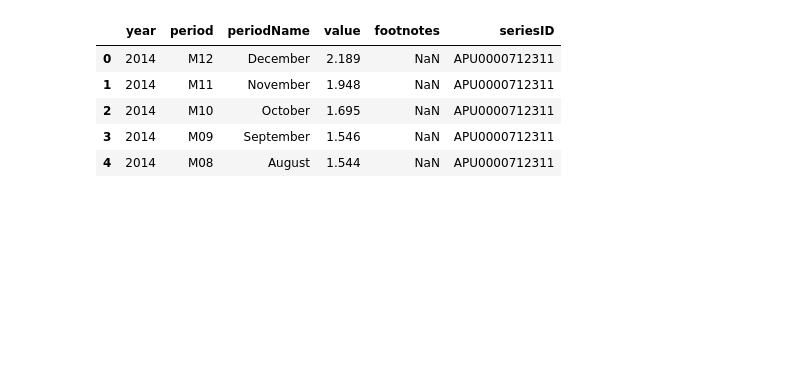
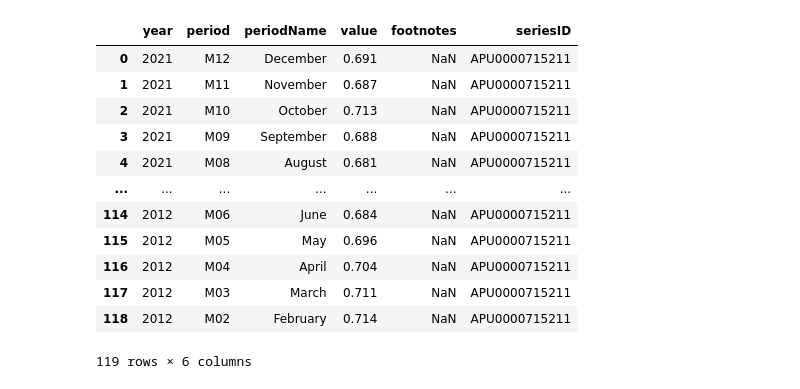
Before and after one commit to wbelayne21/Project, a Jupyter notebook: mockup.ipynb, the cells around one changed output. Drawn from its saved outputs; the diff is of its cells as text; code cells hidden in the pictures; blank space fills up the shorter version.

```diff
--- a/mockup.ipynb
+++ b/mockup.ipynb
@@ -3,11 +4,18 @@ import pandas as pd
 # %%
-data = pd.read_csv('Tomatoes.csv')
+data = pd.read_csv('SugarMock.csv')
 df = pd.DataFrame(data)
-df.head()
+df
 # %% [output]
 |  | year | period | periodName | value | footnotes | seriesID |
-| 0 | 2014 | M12 | December | 2.189 | NaN | APU0000712311 |
-| 1 | 2014 | M11 | November | 1.948 | NaN | APU0000712311 |
-| 2 | 2014 | M10 | October | 1.695 | NaN | APU0000712311 |
-| 3 | 2014 | M09 | September | 1.546 | NaN | APU0000712311 |
-| 4 | 2014 | M08 | August | 1.544 | NaN | APU0000712311 |
+| 0 | 2021 | M12 | December | 0.691 | NaN | APU0000715211 |
+| 1 | 2021 | M11 | November | 0.687 | NaN | APU0000715211 |
+| 2 | 2021 | M10 | October | 0.713 | NaN | APU0000715211 |
+| 3 | 2021 | M09 | September | 0.688 | NaN | APU0000715211 |
+| 4 | 2021 | M08 | August | 0.681 | NaN | APU0000715211 |
+| ... | ... | ... | ... | ... | ... | ... |
+| 114 | 2012 | M06 | June | 0.684 | NaN | APU0000715211 |
+| 115 | 2012 | M05 | May | 0.696 | NaN | APU0000715211 |
+| 116 | 2012 | M04 | April | 0.704 | NaN | APU0000715211 |
+| 117 | 2012 | M03 | March | 0.711 | NaN | APU0000715211 |
+| 118 | 2012 | M02 | February | 0.714 | NaN | APU0000715211 |
+119 rows × 6 columns
```
Also changed, not shown: parts of 14 cells of this notebook.
